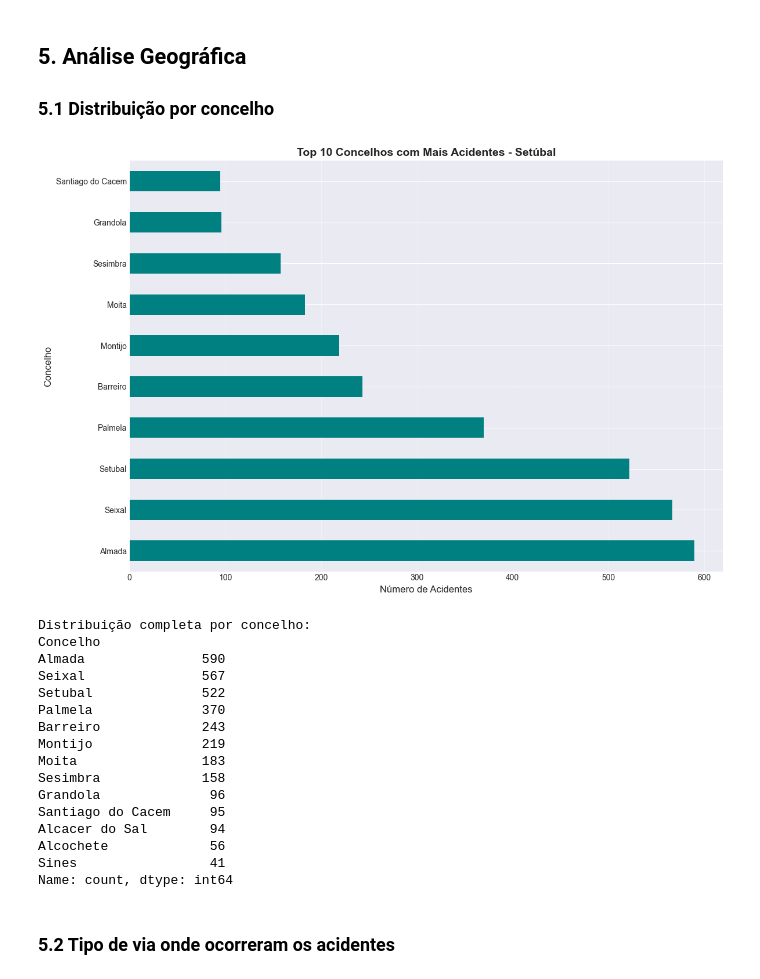
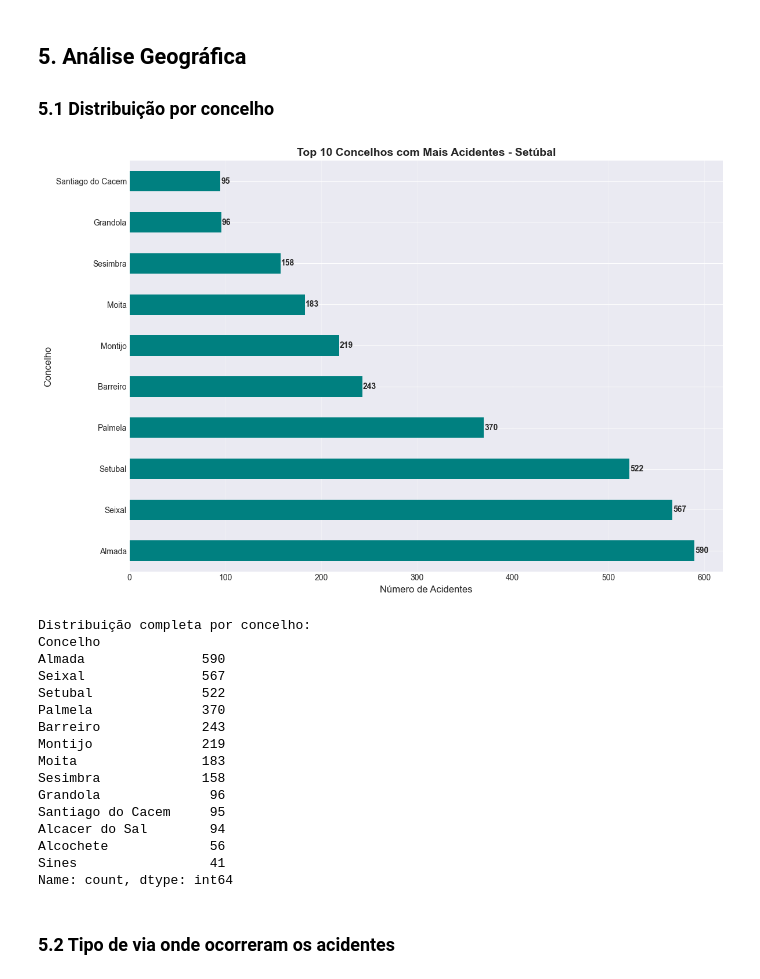
Before and after one commit to SalvaFerreira/PACD2, a Jupyter notebook: analise_setubal.ipynb, the cells around one changed output. Saved outputs shown, nothing was run; the diff lists cells and outputs as text; code cells hidden in the pictures.

Commit message:
legendas

```diff
--- a/analise_setubal.ipynb
+++ b/analise_setubal.ipynb
@@ -231,23 +231,28 @@ if 'HORA' in df_setubal.columns:
 # %%
 # Acidentes por concelho
 if 'Concelho' in df_setubal.columns:
     acidentes_concelho = df_setubal['Concelho'].value_counts().head(10)
 
     fig, ax = plt.subplots(figsize=(12, 8))
     acidentes_concelho.plot(kind='barh', ax=ax, color='teal')
     ax.set_title('Top 10 Concelhos com Mais Acidentes - Setúbal', fontsize=14, fontweight='bold')
     ax.set_xlabel('Número de Acidentes', fontsize=12)
     ax.set_ylabel('Concelho', fontsize=12)
     ax.grid(axis='x', alpha=0.3)
+
+    # Adicionar valores nas barras
+    for i, v in enumerate(acidentes_concelho):
+        ax.text(v + 0.5, i, str(v), va='center', fontsize=10, fontweight='bold')
+
     plt.tight_layout()
     plt.show()
 
     print("\nDistribuição completa por concelho:")
     print(df_setubal['Concelho'].value_counts())
 else:
     print("⚠️ Coluna 'Concelho' não encontrada no dataset")
 # %% [output]
-[figure, old version]
+[figure, new version]
 Distribuição completa por concelho:
 Concelho
 Almada               590
```
